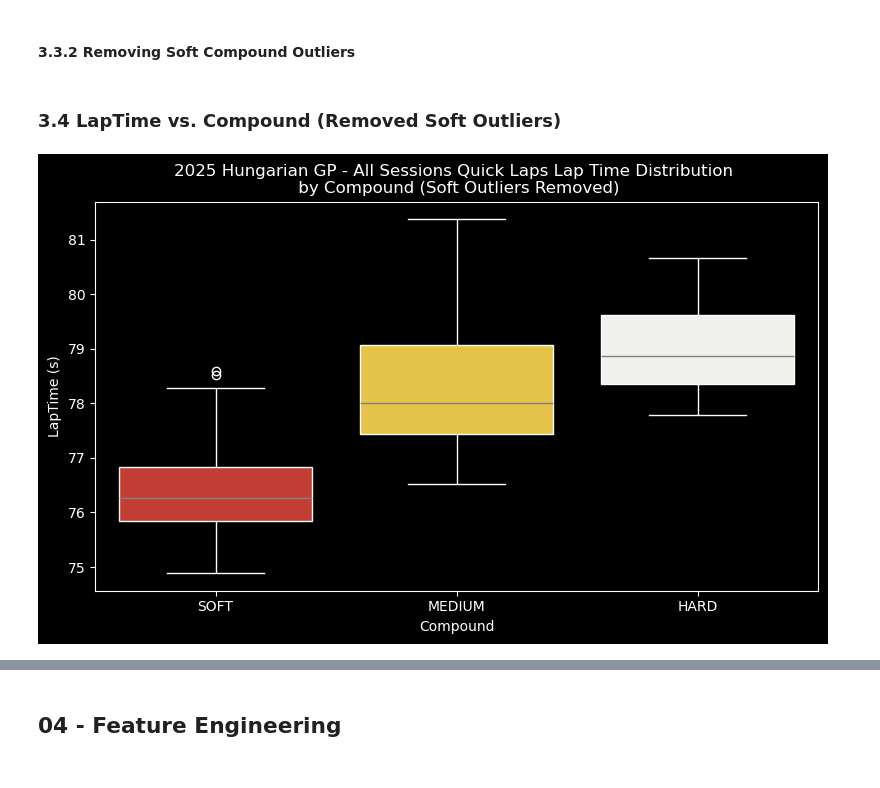
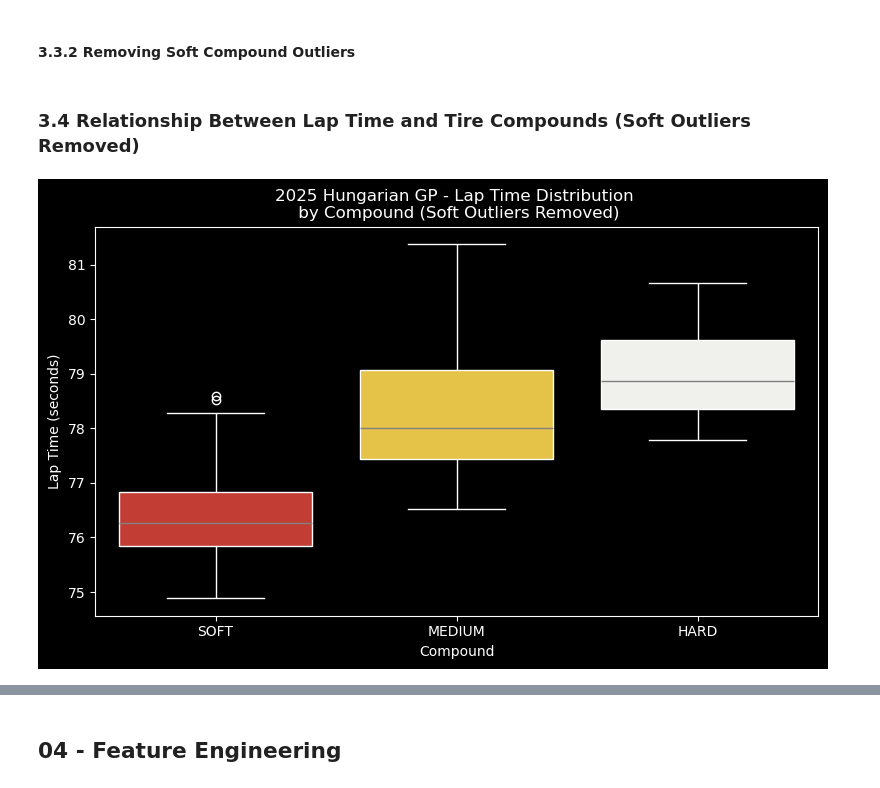
Before and after one commit to hai-henry/f1-midlap-predictor, a Jupyter notebook: notebooks/midlap-predictor.ipynb, the cells around one changed output, grey strips where cells are left out. Cells and saved outputs as stored; diff of their text form; code cells hidden in the pictures.

```diff
--- a/notebooks/midlap-predictor.ipynb
+++ b/notebooks/midlap-predictor.ipynb
@@ -284,24 +223,27 @@ From the results we can see a decrease in variance and the standard deviation fo
 # %%
 cleaned_quicklaps = quicklaps_no_soft_outliers
 # %% [markdown]
-### 3.4 LapTime vs. Compound (Removed Soft Outliers)
+### 3.4 Relationship Between Lap Time and Tire Compounds (Soft Outliers Removed)
 # %%
 plt.figure(figsize=(8, 5))
+
 sns.boxplot(
     data=cleaned_quicklaps,
     x='Compound',
     y='LapTime (s)',
     hue='Compound',
     palette=compound_colors,
     order=['SOFT', 'MEDIUM', 'HARD'],
     whiskerprops=dict(color='white'),
     boxprops=dict(edgecolor='white'),
     medianprops=dict(color='grey'),
     capprops=dict(color='white'),
     flierprops=dict(markeredgecolor='white'),
 )
-plt.title('2025 Hungarian GP - All Sessions Quick Laps Lap Time Distribution \n by Compound (Soft Outliers Removed)')
+
+plt.title('2025 Hungarian GP - Lap Time Distribution \n by Compound (Soft Outliers Removed)')
+plt.ylabel('Lap Time (seconds)')
 plt.tight_layout()
 plt.show()
 # %% [output]
-[figure, old version]
+[figure, new version]
```
Also changed, not shown: parts of 16 cells of this notebook.
